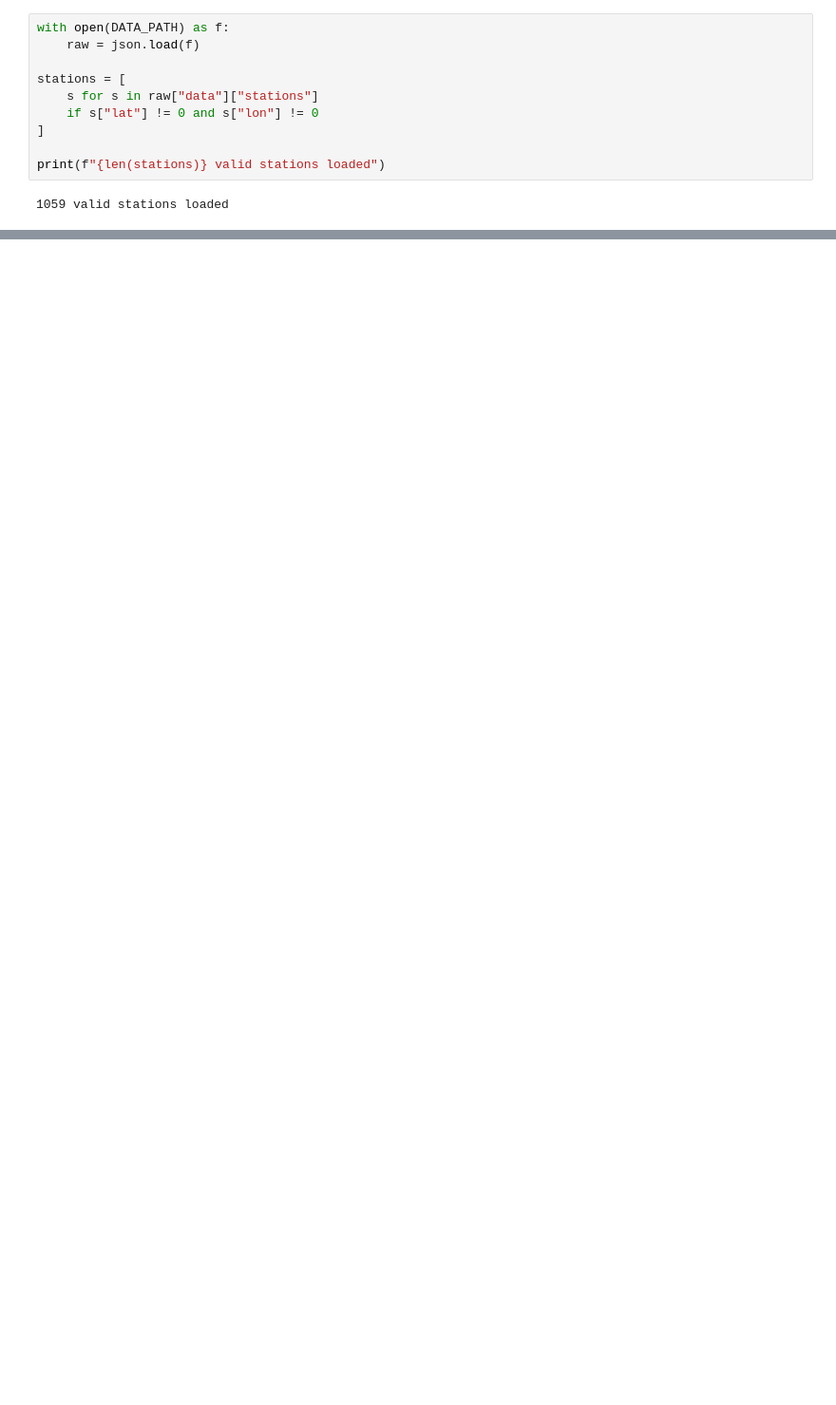
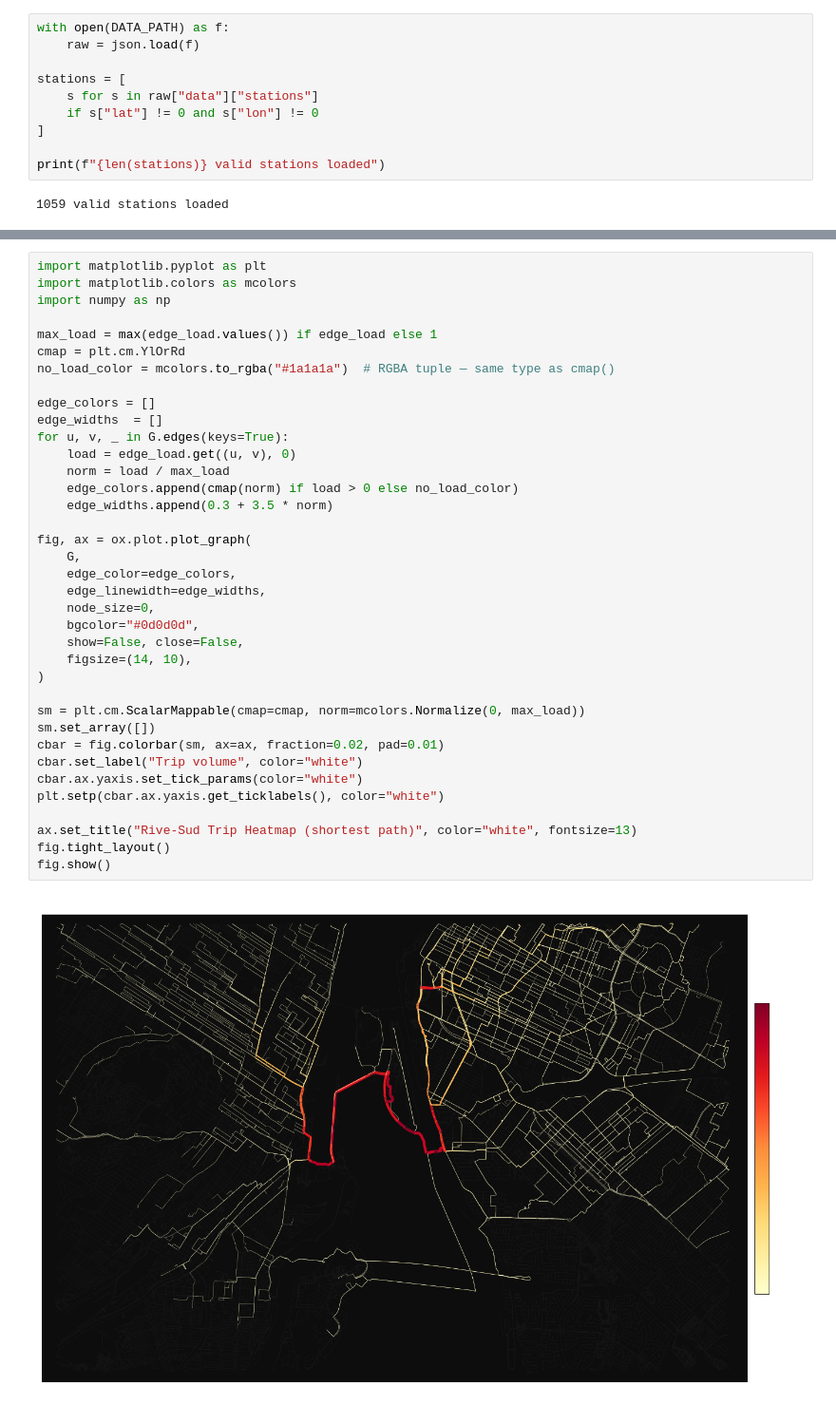
Before and after one commit to peterhxk/BIXIMapping, a Jupyter notebook: stations_map.ipynb, the cells around one changed output, grey strips where cells are left out. Shown at 95% size. Cells and saved outputs as stored; diff of their text form; blank space fills up the shorter version.

```diff
--- a/stations_map.ipynb
+++ b/stations_map.ipynb
@@ -112,0 +226,39 @@ m2
+# %%
+import matplotlib.pyplot as plt
+import matplotlib.colors as mcolors
+import numpy as np
+
+max_load = max(edge_load.values()) if edge_load else 1
+cmap = plt.cm.YlOrRd
+no_load_color = mcolors.to_rgba("#1a1a1a")  # RGBA tuple — same type as cmap()
+
+edge_colors = []
+edge_widths  = []
+for u, v, _ in G.edges(keys=True):
+    load = edge_load.get((u, v), 0)
+    norm = load / max_load
+    edge_colors.append(cmap(norm) if load > 0 else no_load_color)
+    edge_widths.append(0.3 + 3.5 * norm)
+
+fig, ax = ox.plot.plot_graph(
+    G,
+    edge_color=edge_colors,
+    edge_linewidth=edge_widths,
+    node_size=0,
+    bgcolor="#0d0d0d",
+    show=False, close=False,
+    figsize=(14, 10),
+)
+
+sm = plt.cm.ScalarMappable(cmap=cmap, norm=mcolors.Normalize(0, max_load))
+sm.set_array([])
+cbar = fig.colorbar(sm, ax=ax, fraction=0.02, pad=0.01)
+cbar.set_label("Trip volume", color="white")
+cbar.ax.yaxis.set_tick_params(color="white")
+plt.setp(cbar.ax.yaxis.get_ticklabels(), color="white")
+
+ax.set_title("Rive-Sud Trip Heatmap (shortest path)", color="white", fontsize=13)
+fig.tight_layout()
+fig.show()
+# %% [output]
+[figure, added]
```
Also changed, not shown: parts of 9 cells of this notebook, 1 other file.
